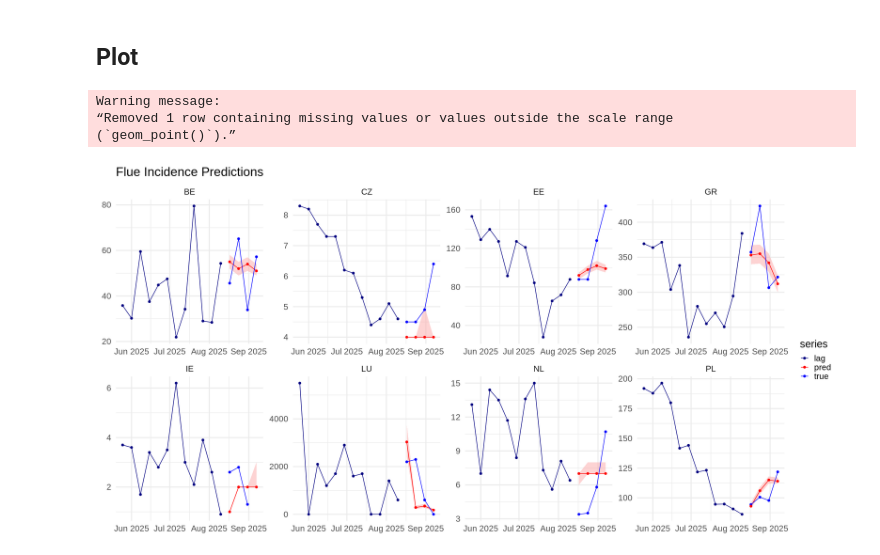
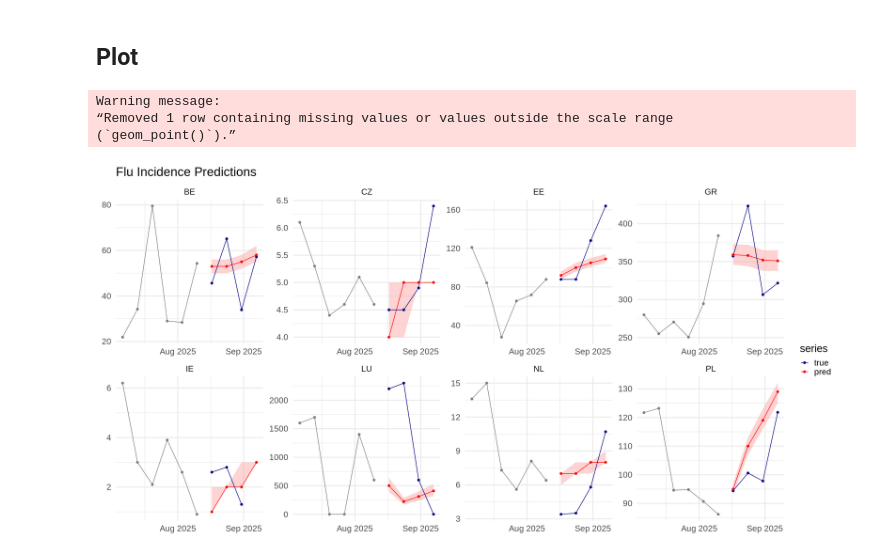
Before and after one commit to SahputraS/Flu-Forecast, a Jupyter notebook: Flu_Forecast_VAR.ipynb, the cells around one changed output. Drawn from its saved outputs; the diff is of its cells as text; code cells hidden in the pictures.

Commit message:
V.2 - Plot of countries

```diff
--- a/Flu_Forecast_VAR.ipynb
+++ b/Flu_Forecast_VAR.ipynb
@@ -62,6 +78,6 @@ A tibble: 6 × 6
 # %%
 ili_data <- ili_all %>%
-  dplyr::select(truth_date, location, value) %>%
+  select(truth_date, location, value) %>%
   rename(date = truth_date, location_name = location) %>%
   arrange(date)
 
@@ -222,8 +251,8 @@ multi_horizon <- function(data, p, h, burn_in_len, lam = 0) {
 }
 # %%
 hor = 4
-lag = 12
-res_df <- multi_horizon(ts_clean, p=lag, h=hor, burn_in_len=200)
+lag = 6
+res_df <- multi_horizon(ts_clean, p=lag, h=hor, burn_in_len=100)
 # %%
 pred_df <- bind_rows(res_df$pred)
 upper_df <- bind_rows(res_df$upper)
@@ -287,7 +311,7 @@ A tibble: 8 × 5
 # %% [markdown]
 ## Plot
 # %%
-get_plot_df <- function(pred_output, true_data){
+get_plot_df <- function(pred_output, true_data, c=1){
 
 # Preparation dataframe to plot
 pred_time <- tail(true_data$date, hor)
@@ -303,7 +327,7 @@ true_plot_df <- true_plot_df  %>% pivot_longer(-date, names_to = "country", valu
 
 
 last_index <- nrow(true_data)
-lag_ts <- true_data %>% slice((last_index - hor - lag+ 1L) : (last_index - hor))
+lag_ts <- true_data %>% slice((last_index - hor - lag*c+ 1L) : (last_index - hor))
 lag_ts <- lag_ts %>% pivot_longer(-date, names_to = "country", values_to = "value")
 
 return (list(pred_plot = pred_plot_df, true_plot = true_plot_df, lag_plot = lag_ts))
@@ -329,38 +353,35 @@ pdat <- bind_rows(
 band_df <- pdat %>%
   filter(series %in% c("upper", "lower")) %>%
   pivot_wider(names_from = series, values_from = value) %>%
   filter(!is.na(lower) & !is.na(upper))
 
 
 plot_data <- pdat %>% filter(!series %in% c("upper", "lower"))
 
 
 options(repr.plot.width = 20, repr.plot.height = 10, repr.plot.res = 150)
 
 ggplot() +
   geom_ribbon(
     data = band_df,
     aes(x = date, ymin = lower, ymax = upper),
     fill = "#fca7a7", alpha = 0.5
   ) +
 
   geom_line(data = plot_data, aes(x = date, y = value, color = series)) +
   geom_point(data = plot_data, aes(x = date, y = value, color = series),
              size = 1.8, alpha = 1) +
 
   facet_wrap(~ country, scales = "free", ncol = 4) +
-  labs(title = "Flue Incidence Predictions", x = NULL, y = NULL) +
+  labs(title = "Flu Incidence Predictions", x = NULL, y = NULL) +
   scale_x_date(date_labels = "%b %Y", date_breaks = "1 month") +
   scale_color_manual(
-    values = c(
-      lag  = "navy",
-      true = "blue",
-      pred = "red"
-    )
-  ) +
+    breaks = c("true","pred"),
+    values = c(true="navy", pred="red")
+  )+
   theme_minimal(base_size = 20)
 # %% [output]
 Warning message:
 “Removed 1 row containing missing values or values outside the scale range
 (`geom_point()`).”
-[figure, old version]
+[figure, new version]
```
Also changed, not shown: parts of 10 cells of this notebook.
